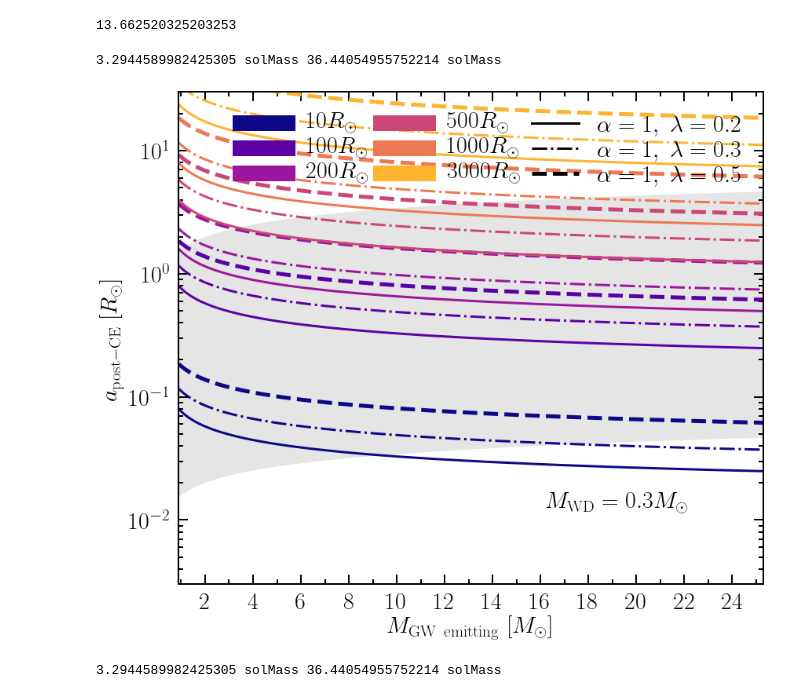
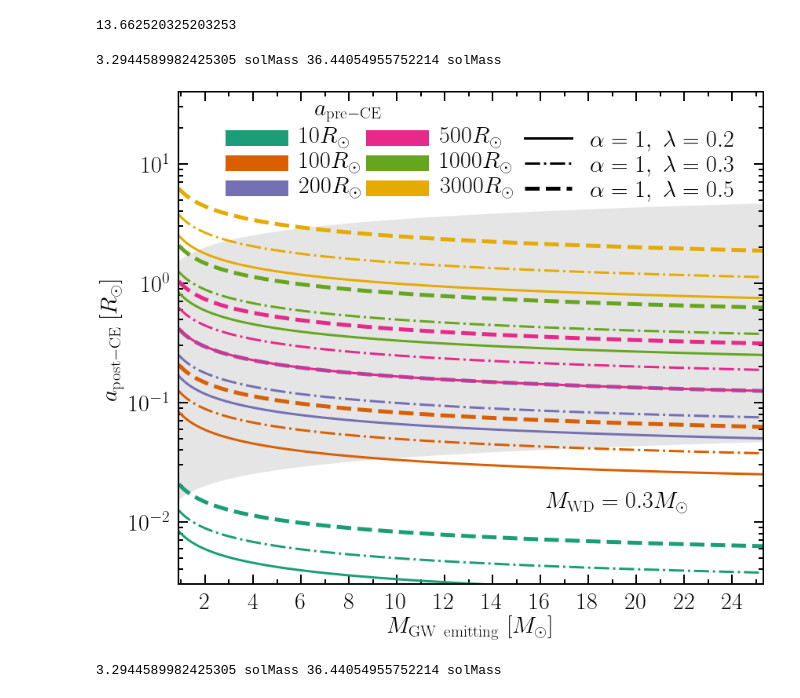
Before and after one commit to tcallister/LISA-and-CE-Evolution, a Jupyter notebook: CEinLISA.ipynb, the cells around one changed output. Drawn from its saved outputs; the diff is of its cells as text; code cells hidden in the pictures.

```diff
--- a/CEinLISA.ipynb
+++ b/CEinLISA.ipynb
@@ -137,7 +137,9 @@ Menv(5) #np.arange(0.6,10,0.01))
 # %% [output]
 13.662520325203253
 # %%
-rainbow = plt.cm.plasma(np.linspace(0.0,1,7) ) #3rd num is the number of colours
+# rainbow = plt.cm.gnuplot(np.linspace(0.1,0.9,6)) #3rd num is the number of colours
+# rainbow = plt.cm.tab20(np.linspace(0.5,1,12)) #3rd num is the number of colours
+rainbow = plt.cm.Dark2(np.linspace(0.,1,8)) #3rd num is the number of colours
 
 def Rrl(a, m1, m2):
     #RL1 for q = m1/m2
@@ -192,15 +194,19 @@ def plot_afinal_Mgw(companion_mass = 0.3, alpha=1.0):
     a_enters = np.sort(a_enters)
     for i, a in enumerate(a_enters):
         # print(a)
+        color = rainbow[i]
+
         afinals = afinal(Mdcore = core_masses, Mdenv = donor_envelope_masses, Mcomp= companion_mass, a_ent= a*u.Rsun, alpha=alpha, Lambda=0.2)
         plt.plot(masses, afinals, # label = 'afinal, aent = '+str(a),
-                 lw=3,c = rainbow[i] )
+                 lw=3,c = color )
         afinals = afinal(Mdcore = core_masses, Mdenv = donor_envelope_masses, Mcomp= companion_mass, a_ent= a*u.Rsun, alpha=alpha, Lambda=0.3)
         plt.plot(masses, afinals, # label = 'afinal, aent = '+str(a),
-                 ls='-.',lw=3, c = rainbow[i] )
+                 ls='-.',lw=3, c = color )
         afinals = afinal(Mdcore = core_masses, Mdenv = donor_envelope_masses, Mcomp= companion_mass, a_ent= a*u.Rsun, alpha=alpha, Lambda=0.5)
         plt.plot(masses, afinals, # label = 'afinal, aent = '+str(a),
-                 ls='--',lw=5, c = rainbow[i] )
+                 ls='--',lw=5, c = color )
+
+    #
 
     # for legend
     for i, a in enumerate(a_enters):
@@ -211,38 +217,43 @@ def plot_afinal_Mgw(companion_mass = 0.3, alpha=1.0):
 
     ax.fill_between(masses, aLISAexit(masses), aLISA(masses), facecolor='#808080',  alpha=0.2, zorder=0)
     # plt.plot(masses, aLISA(masses), c = '#808080', lw=2, ls='-',  zorder=0) # label = 'aLISA enter',
     # plt.plot(masses, aLISAexit(masses), c = '#808080',lw=2, linestyle='-',  zorder=0) # label = 'aLISA exit',
 
     plt.text(0.75, 0.16, r'$M_\mathrm{WD}='+str(companion_mass.value)+r'M_\odot$', fontsize = 30, horizontalalignment='center', verticalalignment='center', transform=ax.transAxes)
 
-    l = ax.legend(fontsize = 30, loc = 'upper right', ncol=3, columnspacing=0.5, labelspacing=0.1)
+    l = ax.legend(fontsize = 30, bbox_to_anchor=(25,30),  bbox_transform=ax.transData, loc="upper right", # loc = 'upper right',
+                  ncol=3, columnspacing=0.5, labelspacing=0.1)
     l.draw_frame(False)
+    ax.text(8,27,r"$a_\mathrm{pre-CE}$", fontsize=30, va="center", ha="center", transform=ax.transData)
+
     plt.xlabel(r'$M_\mathrm{GW\ emitting}\ [M_\odot]$',size = 30)
     plt.ylabel(r'$a_\mathrm{post-CE}\ [R_\odot]$',size = 30)
     plt.tick_params(axis='both', which='major', labelsize=25) #right side
     plt.yscale('log')
     ax.tick_params(axis='both', which='major', width=2, top="on", right="on", length=12, pad=10, labelsize=30, direction='in')
     ax.tick_params(axis='both', which='minor', width=2, top="on", right="on", length=6, pad=10, direction='in')
     ax.xaxis.set_major_locator(MultipleLocator(2))
     ax.xaxis.set_minor_locator(MultipleLocator(1))
     # ax.yaxis.set_major_locator(MultipleLocator(5))
     # ax.yaxis.set_minor_locator(MultipleLocator(1))
-    ax.set_ylim(3e-3,30)
+    ax.set_ylim(3e-3,40)
+    ax.set_xlim(min(masses.value), max(masses.value))
     ax.spines['top'].set_linewidth(2)
     ax.spines['bottom'].set_linewidth(2)
     ax.spines['right'].set_linewidth(2)
     ax.spines['left'].set_linewidth(2)
     ## annotate the effect of changing $\alpha$
-    ax.set_xlim(min(masses.value), max(masses.value))
+
     plt.tight_layout()
     # plt.savefig('many_lambdas'+str(companion_mass.value).replace('.', 'd')+'.pdf', bbox_inches='tight')
+    plt.savefig('new.pdf')
     plt.show()
 
 
-plot_afinal_Mgw(companion_mass = 0.3, alpha=10)
+plot_afinal_Mgw(companion_mass = 0.3, alpha=1.0)
 # %% [output]
 3.2944589982425305 solMass 36.44054955752214 solMass
-[figure, old version]
+[figure, new version]
 # %%
 # plot_afinal_Mgw(companion_mass = 0.5)
 plot_afinal_Mgw(companion_mass = 1.4)
```
Also changed, not shown: 2 other files.
